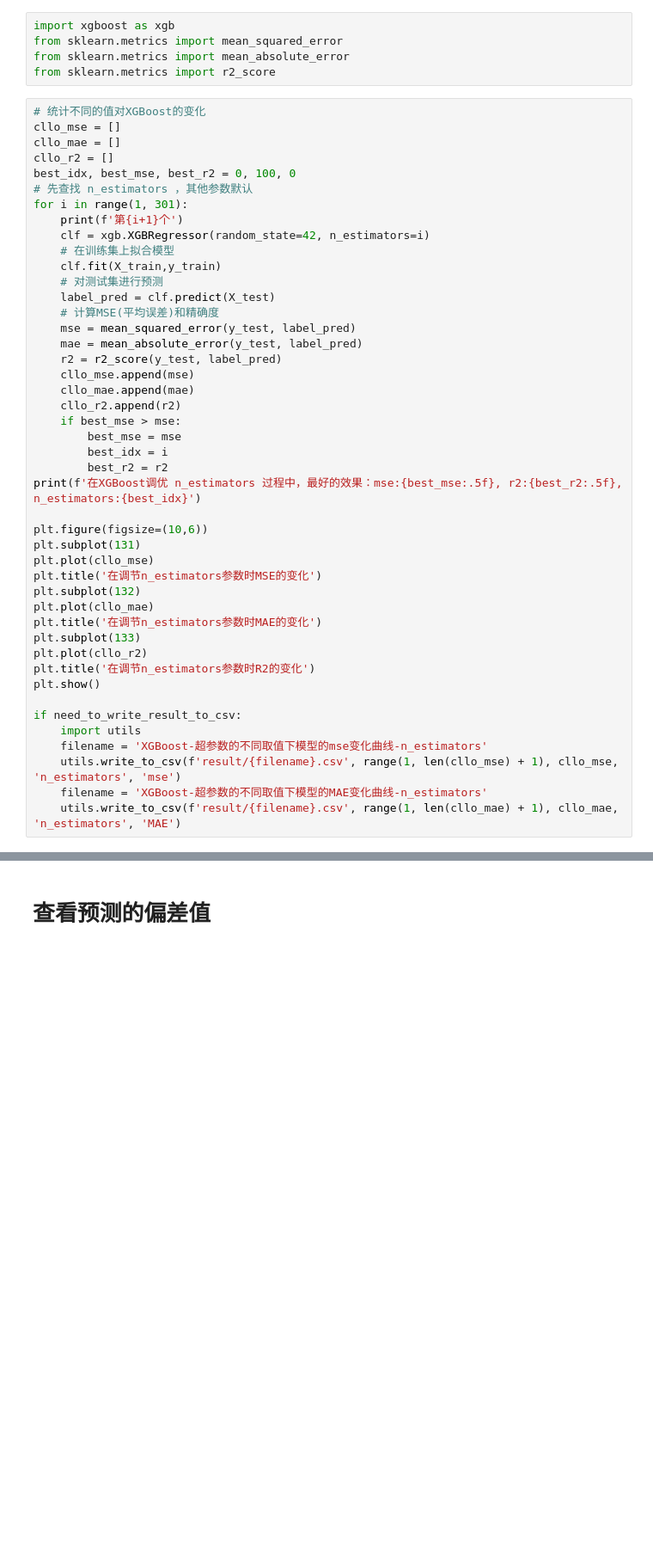
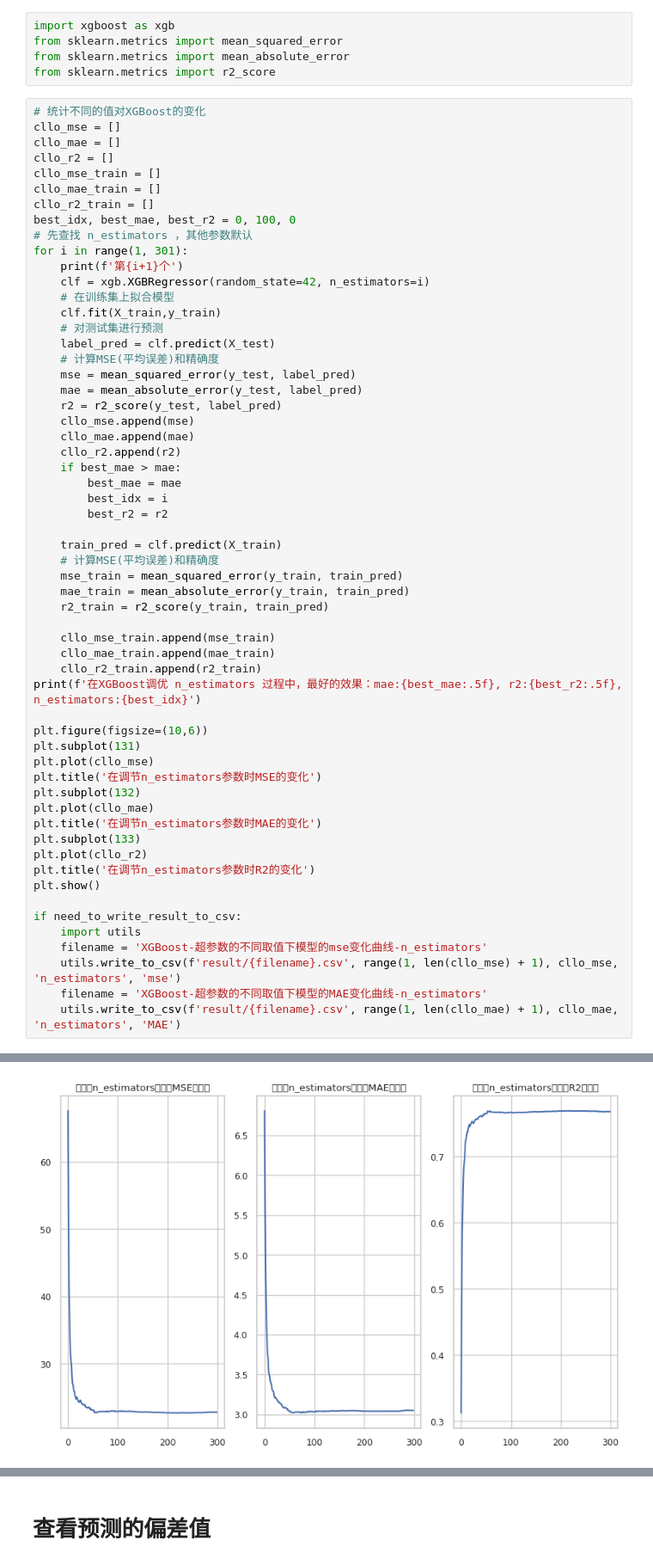
Before and after one commit to supercxz/thermo_more_model, a Jupyter notebook: model03.ipynb, the cells around one changed output, grey strips where cells are left out. Shown at 86% size. Saved outputs shown, nothing was run; the diff lists cells and outputs as text; blank space fills up the shorter version.

```diff
--- a/model03.ipynb
+++ b/model03.ipynb
@@ -106,7 +227,10 @@ from sklearn.metrics import r2_score
 cllo_mse = []
 cllo_mae = []
 cllo_r2 = []
-best_idx, best_mse, best_r2 = 0, 100, 0
+cllo_mse_train = []
+cllo_mae_train = []
+cllo_r2_train = []
+best_idx, best_mae, best_r2 = 0, 100, 0
 # 先查找 n_estimators ，其他参数默认
 for i in range(1, 301):
     print(f'第{i+1}个')
@@ -122,11 +246,21 @@ for i in range(1, 301):
     cllo_mse.append(mse)
     cllo_mae.append(mae)
     cllo_r2.append(r2)
-    if best_mse > mse:
-        best_mse = mse
+    if best_mae > mae:
+        best_mae = mae
         best_idx = i
         best_r2 = r2
-print(f'在XGBoost调优 n_estimators 过程中，最好的效果：mse:{best_mse:.5f}, r2:{best_r2:.5f}, n_estimators:{best_idx}')
+
+    train_pred = clf.predict(X_train)
+    # 计算MSE(平均误差)和精确度
+    mse_train = mean_squared_error(y_train, train_pred)
+    mae_train = mean_absolute_error(y_train, train_pred)
+    r2_train = r2_score(y_train, train_pred)
+
+    cllo_mse_train.append(mse_train)
+    cllo_mae_train.append(mae_train)
+    cllo_r2_train.append(r2_train)
+print(f'在XGBoost调优 n_estimators 过程中，最好的效果：mae:{best_mae:.5f}, r2:{best_r2:.5f}, n_estimators:{best_idx}')
 
 plt.figure(figsize=(10,6))
 plt.subplot(131)
@@ -146,3 +280,4 @@ if need_to_write_result_to_csv:
     utils.write_to_csv(f'result/{filename}.csv', range(1, len(cllo_mse) + 1), cllo_mse, 'n_estimators', 'mse')
     filename = 'XGBoost-超参数的不同取值下模型的MAE变化曲线-n_estimators'
     utils.write_to_csv(f'result/{filename}.csv', range(1, len(cllo_mae) + 1), cllo_mae, 'n_estimators', 'MAE')
+# %% [output]
@@ -149,3 +336,4 @@ if need_to_write_result_to_csv:
+[figure, added]
 # %%
 # 统计不同的值对XGBoost的变化
 cllo_mse = []
```
Also changed, not shown: parts of 19 cells of this notebook, 23 other files.
